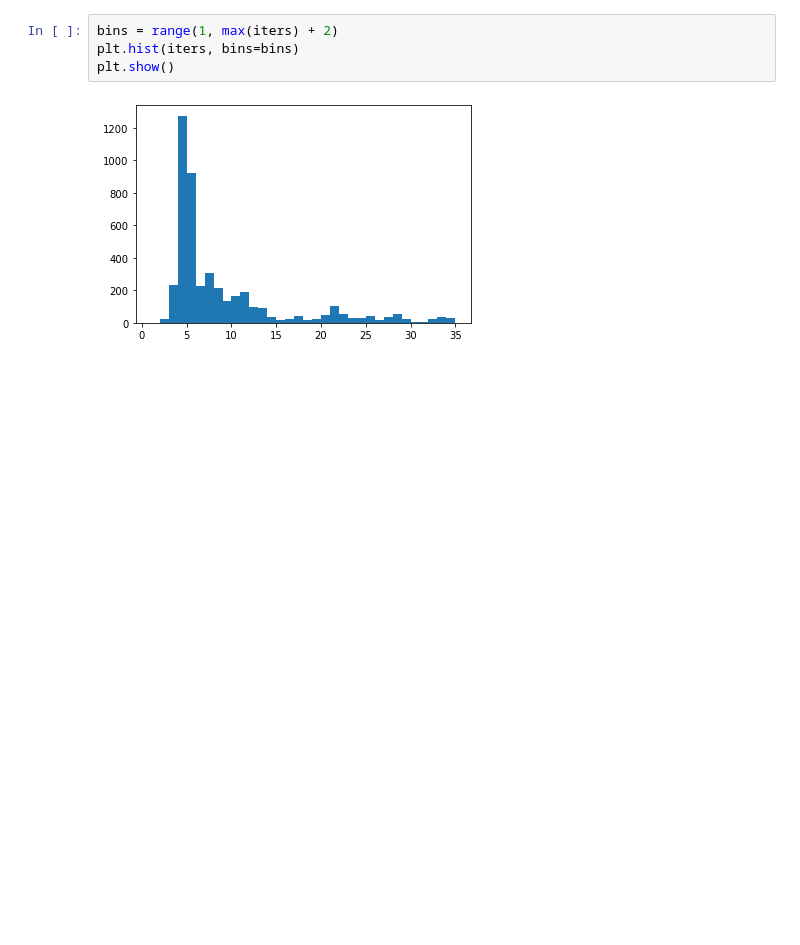
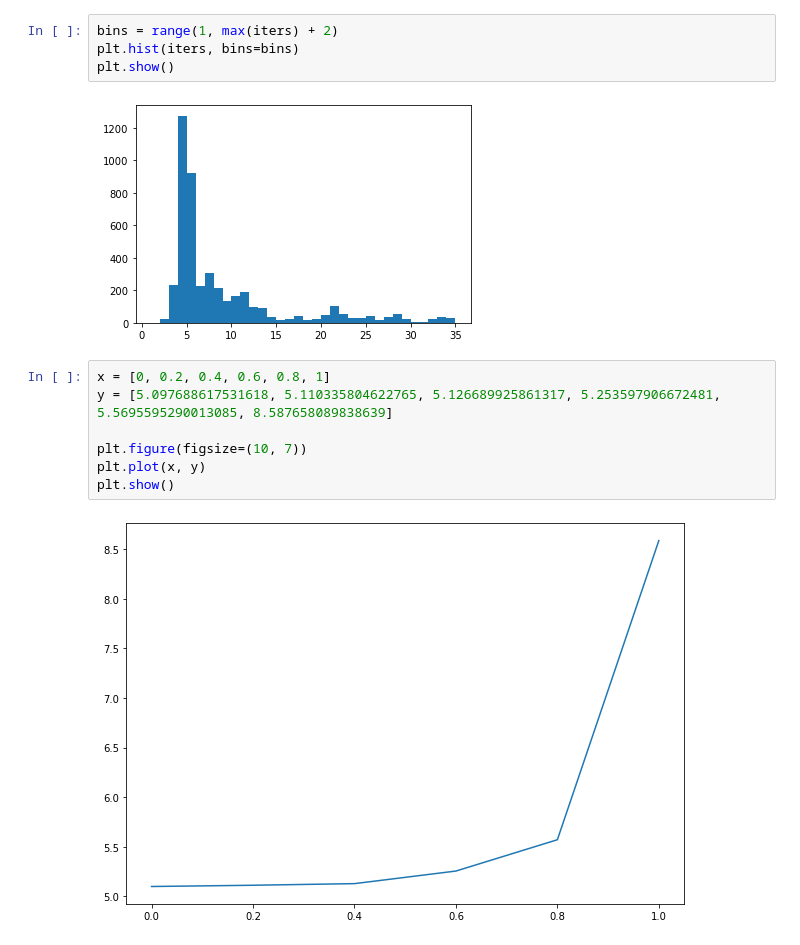
Before and after one commit to josebaboun/Alcantarillado-COVID, a Jupyter notebook: Otros archivos/Robustez_benja.ipynb, the cells around one changed output. Drawn from its saved outputs; the diff is of its cells as text; blank space fills up the shorter version.

```diff
--- a/Otros archivos/Robustez_benja.ipynb
+++ b/Otros archivos/Robustez_benja.ipynb
@@ -766,3 +608,12 @@ plt.hist(iters, bins=bins)
 plt.show()
 # %% [output]
 [figure]
+# %%
+x = [0, 0.2, 0.4, 0.6, 0.8, 1]
+y = [5.097688617531618, 5.110335804622765, 5.126689925861317, 5.253597906672481, 5.5695595290013085, 8.587658089838639]
+
+plt.figure(figsize=(10, 7))
+plt.plot(x, y)
+plt.show()
+# %% [output]
+[figure, added]
```
Also changed, not shown: parts of 13 cells of this notebook.
